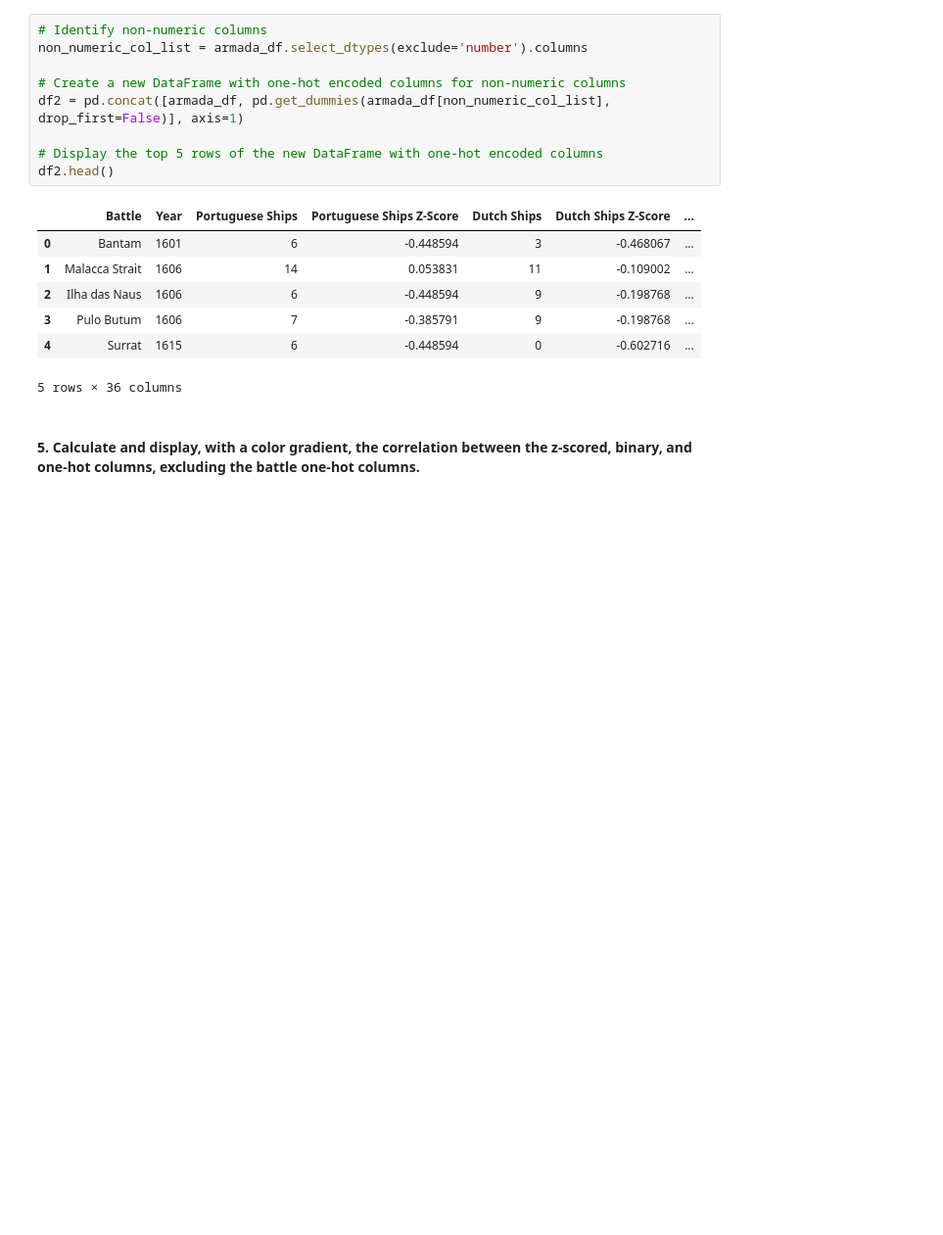
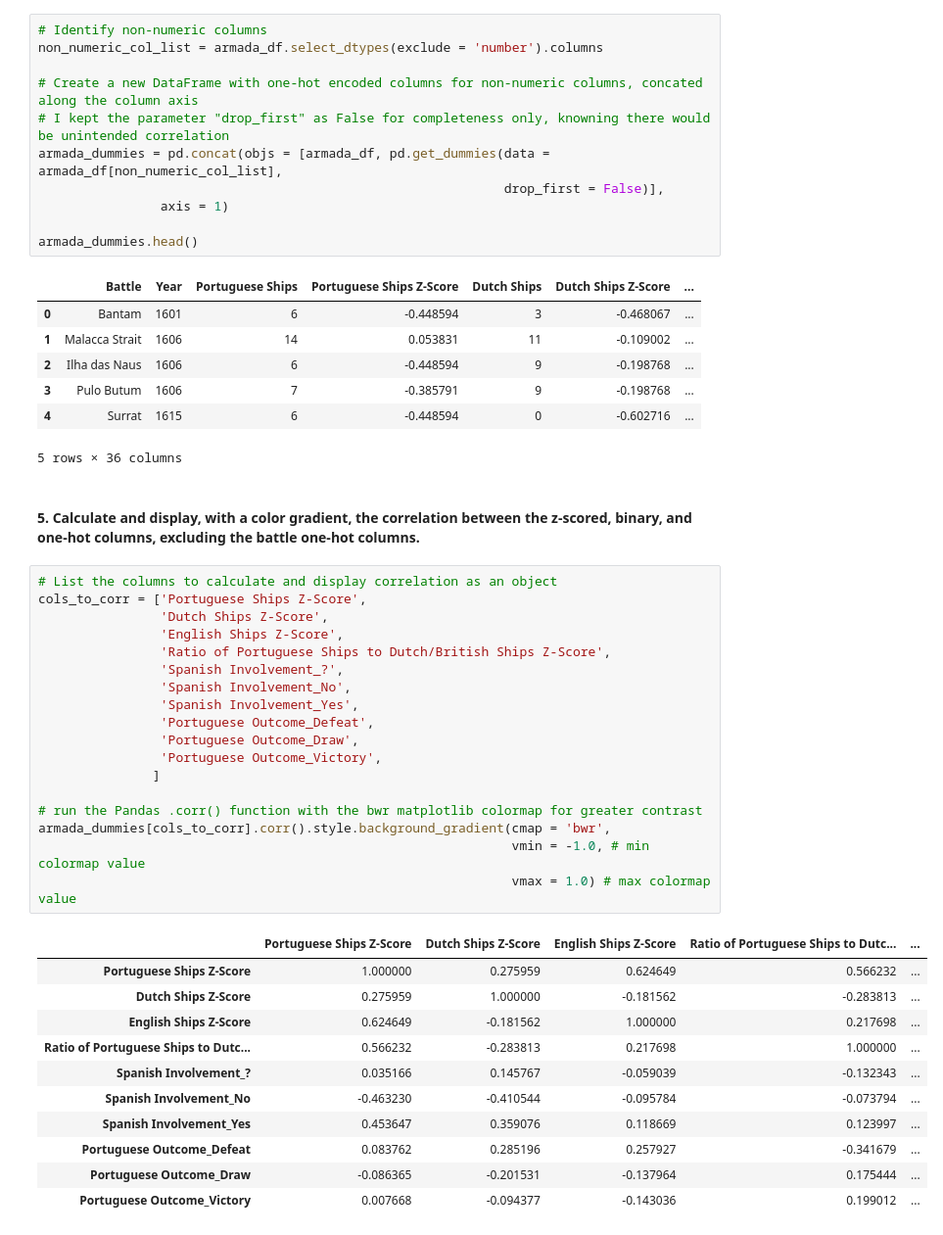
Before and after one commit to dougrandrade/CS4315, a Jupyter notebook: Lab_5_Andrade.ipynb, the cells around one changed output. Shown at 98% size. Drawn from its saved outputs; the diff is of its cells as text; blank space fills up the shorter version.

```diff
--- a/Lab_5_Andrade.ipynb
+++ b/Lab_5_Andrade.ipynb
@@ -67,13 +66,15 @@ armada_df.head()
 #### 4. Create either a binary column or one-hot columns for the non-numeric columns.
 # %%
 # Identify non-numeric columns
-non_numeric_col_list = armada_df.select_dtypes(exclude='number').columns
+non_numeric_col_list = armada_df.select_dtypes(exclude = 'number').columns
 
-# Create a new DataFrame with one-hot encoded columns for non-numeric columns
-df2 = pd.concat([armada_df, pd.get_dummies(armada_df[non_numeric_col_list], drop_first=False)], axis=1)
+# Create a new DataFrame with one-hot encoded columns for non-numeric columns, concated along the column axis
+# I kept the parameter "drop_first" as False for completeness only, knowning there would be unintended correlation
+armada_dummies = pd.concat(objs = [armada_df, pd.get_dummies(data = armada_df[non_numeric_col_list],
+                                                             drop_first = False)],
+                axis = 1)
 
-# Display the top 5 rows of the new DataFrame with one-hot encoded columns
-df2.head()
+armada_dummies.head()
 # %% [output]
 |  | Battle | Year | Portuguese Ships | Portuguese Ships Z-Score | Dutch Ships | Dutch Ships Z-Score | ... |
 | 0 | Bantam | 1601 | 6 | -0.448594 | 3 | -0.468067 | ... |
@@ -84,3 +85,33 @@ df2.head()
 5 rows × 36 columns
 # %% [markdown]
 #### 5. Calculate and display, with a color gradient, the correlation between the z-scored, binary, and one-hot columns, excluding the battle one-hot columns.
+# %%
+# List the columns to calculate and display correlation as an object
+cols_to_corr = ['Portuguese Ships Z-Score',
+                'Dutch Ships Z-Score',
+                'English Ships Z-Score',
+                'Ratio of Portuguese Ships to Dutch/British Ships Z-Score',
+                'Spanish Involvement_?',
+                'Spanish Involvement_No',
+                'Spanish Involvement_Yes',
+                'Portuguese Outcome_Defeat',
+                'Portuguese Outcome_Draw',
+                'Portuguese Outcome_Victory',
+               ]
+
+# run the Pandas .corr() function with the bwr matplotlib colormap for greater contrast
+armada_dummies[cols_to_corr].corr().style.background_gradient(cmap = 'bwr',
+                                                              vmin = -1.0, # min colormap value
+                                                              vmax = 1.0) # max colormap value
+# %% [output]
+|  | Portuguese Ships Z-Score | Dutch Ships Z-Score | English Ships Z-Score | Ratio of Portuguese Ships to Dutc... | ... |
+| Portuguese Ships Z-Score | 1.000000 | 0.275959 | 0.624649 | 0.566232 | ... |
+| Dutch Ships Z-Score | 0.275959 | 1.000000 | -0.181562 | -0.283813 | ... |
+| English Ships Z-Score | 0.624649 | -0.181562 | 1.000000 | 0.217698 | ... |
+| Ratio of Portuguese Ships to Dutc... | 0.566232 | -0.283813 | 0.217698 | 1.000000 | ... |
+| Spanish Involvement_? | 0.035166 | 0.145767 | -0.059039 | -0.132343 | ... |
+| Spanish Involvement_No | -0.463230 | -0.410544 | -0.095784 | -0.073794 | ... |
+| Spanish Involvement_Yes | 0.453647 | 0.359076 | 0.118669 | 0.123997 | ... |
+| Portuguese Outcome_Defeat | 0.083762 | 0.285196 | 0.257927 | -0.341679 | ... |
+| Portuguese Outcome_Draw | -0.086365 | -0.201531 | -0.137964 | 0.175444 | ... |
+| Portuguese Outcome_Victory | 0.007668 | -0.094377 | -0.143036 | 0.199012 | ... |
```
Also changed, not shown: parts of 3 cells of this notebook, 3 other files.
